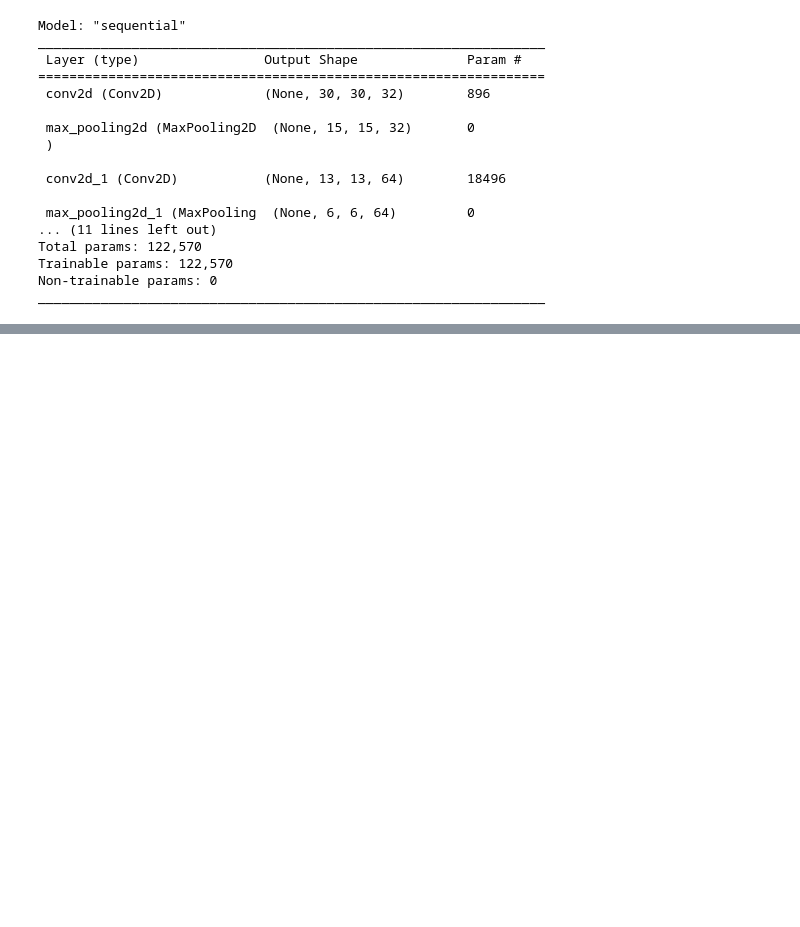
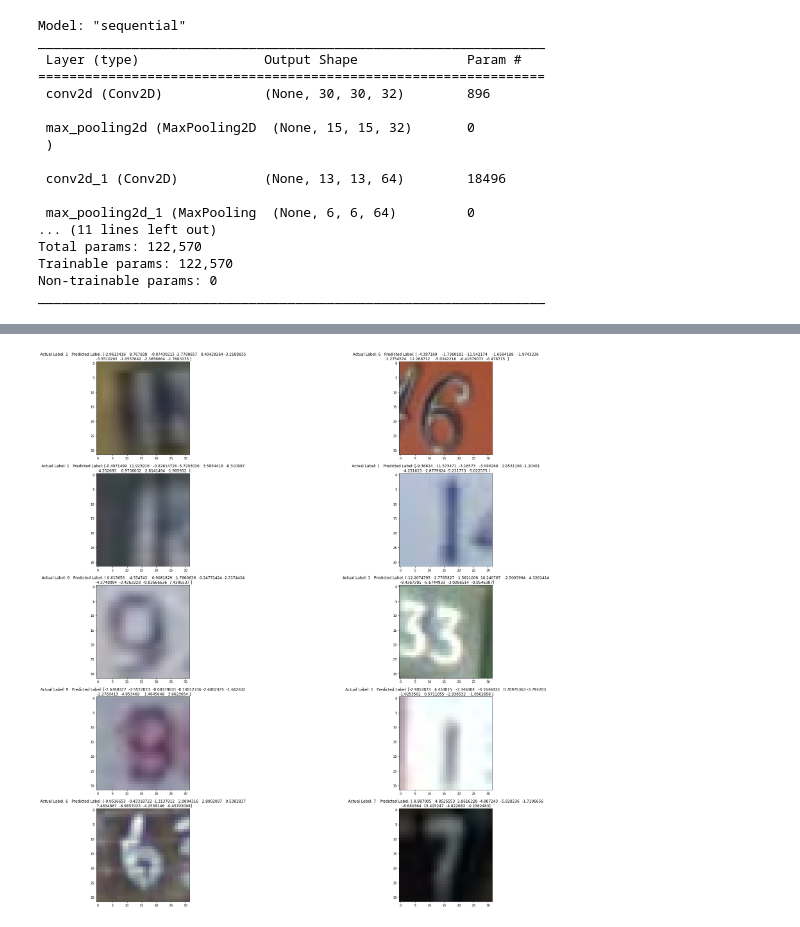
Before and after one commit to cememirsenyurt/StreetViewHouseNumbersRecognition, a Jupyter notebook: CNNTest.ipynb, the cells around one changed output, grey strips where cells are left out. Saved outputs shown, nothing was run; the diff lists cells and outputs as text; code cells hidden in the pictures; blank space fills up the shorter version.

Commit message:
Added visualization to CNNTest

```diff
--- a/CNNTest.ipynb
+++ b/CNNTest.ipynb
@@ -91,0 +92,12 @@ Test accuracy: 0.8946681022644043
+# %%
+# Display 10 random testing images and their predicted and actual label
+y_te_pred = model.predict(X_te)
+n = X_te.shape[0]
+s = 10
+f, ax = plt.subplots(s//2, 2, figsize=(32, 32))
+rand_ind = np.random.randint(0, high=n, size=s)
+for i, ind in zip(range(s),rand_ind):
+    ax[i//2][i%2].imshow(X_te[ind,:,:,:])
+    ax[i//2][i%2].set_title("Actual Label: {}   Predicted Label: {}".format(y_te[ind][0], y_te_pred[ind]))
+# %% [output]
+[figure, added]
```
Also changed, not shown: parts of 2 cells of this notebook, 1 other file.
